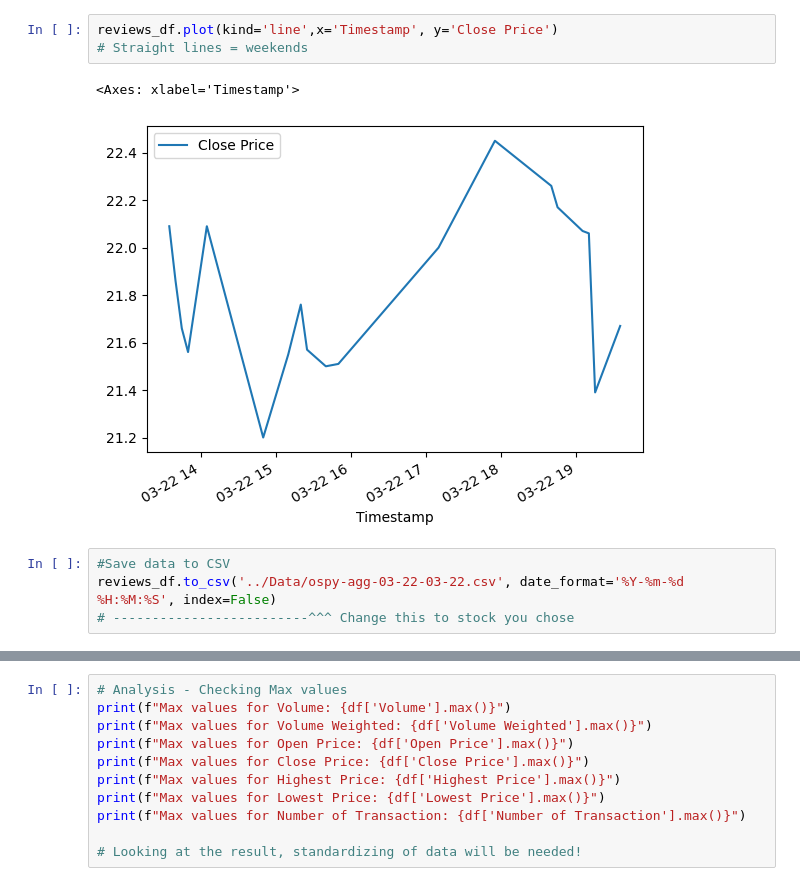
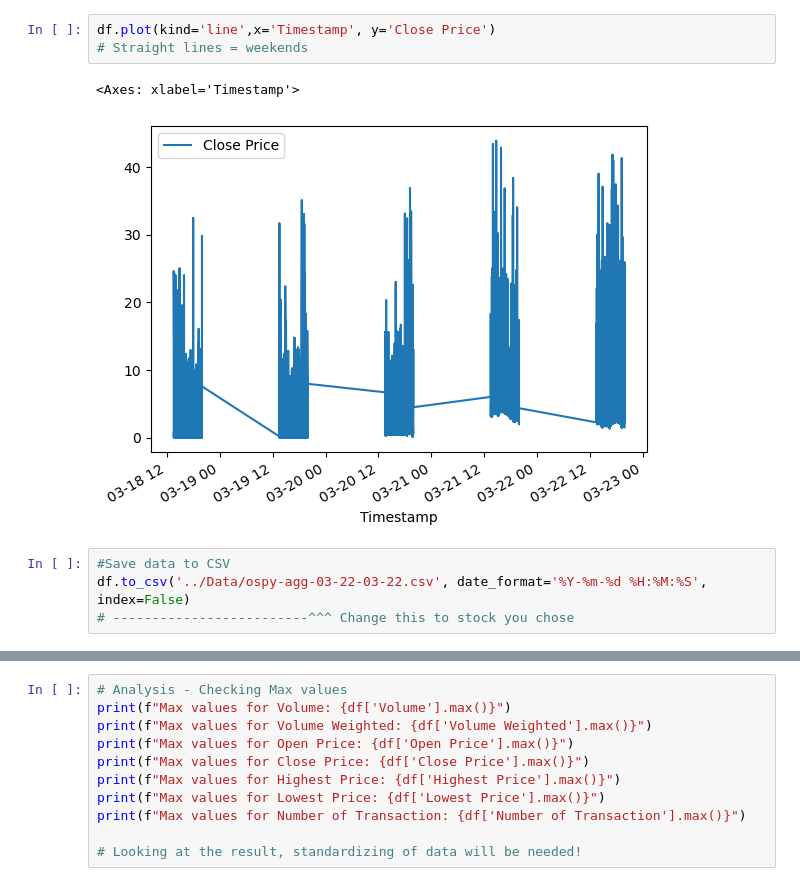
Before and after one commit to GuyInFreezer/project-2, a Jupyter notebook: Codes/api_options_data_grab.ipynb, the cells around one changed output, grey strips where cells are left out. Saved outputs shown, nothing was run; the diff lists cells and outputs as text.

```diff
--- a/Codes/api_options_data_grab.ipynb
+++ b/Codes/api_options_data_grab.ipynb
@@ -78,12 +60,12 @@ df
 # %%
-reviews_df.plot(kind='line',x='Timestamp', y='Close Price')
+df.plot(kind='line',x='Timestamp', y='Close Price')
 # Straight lines = weekends
 # %% [output]
 <Axes: xlabel='Timestamp'>
-[figure, old version]
+[figure, new version]
 # %%
 #Save data to CSV
-reviews_df.to_csv('../Data/ospy-agg-03-22-03-22.csv', date_format='%Y-%m-%d %H:%M:%S', index=False)
+df.to_csv('../Data/ospy-agg-03-22-03-22.csv', date_format='%Y-%m-%d %H:%M:%S', index=False)
 # -------------------------^^^ Change this to stock you chose
 # %%
 # Test CSV Import
```
Also changed, not shown: parts of 3 cells of this notebook, 2 other files.
